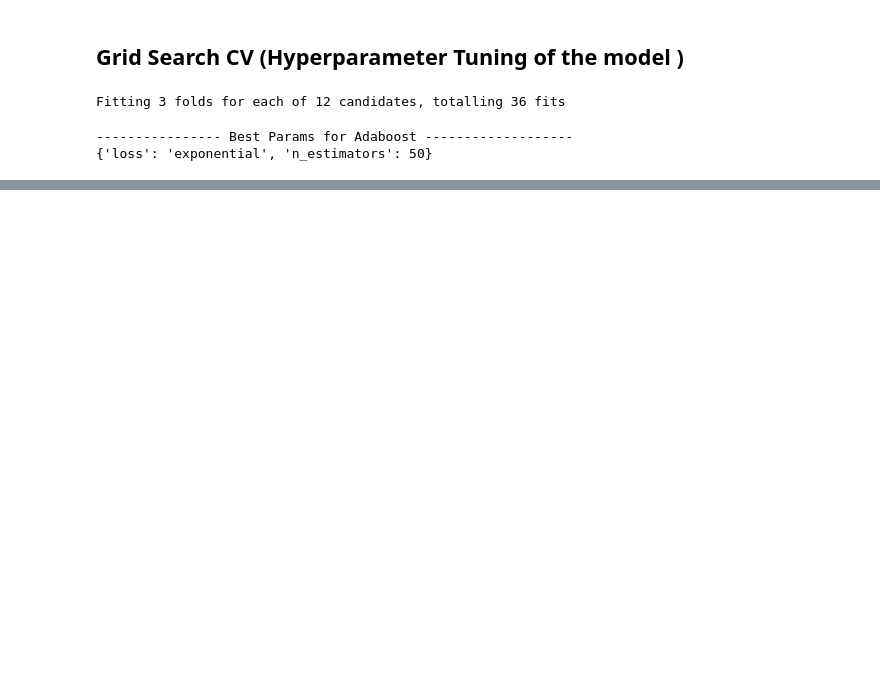
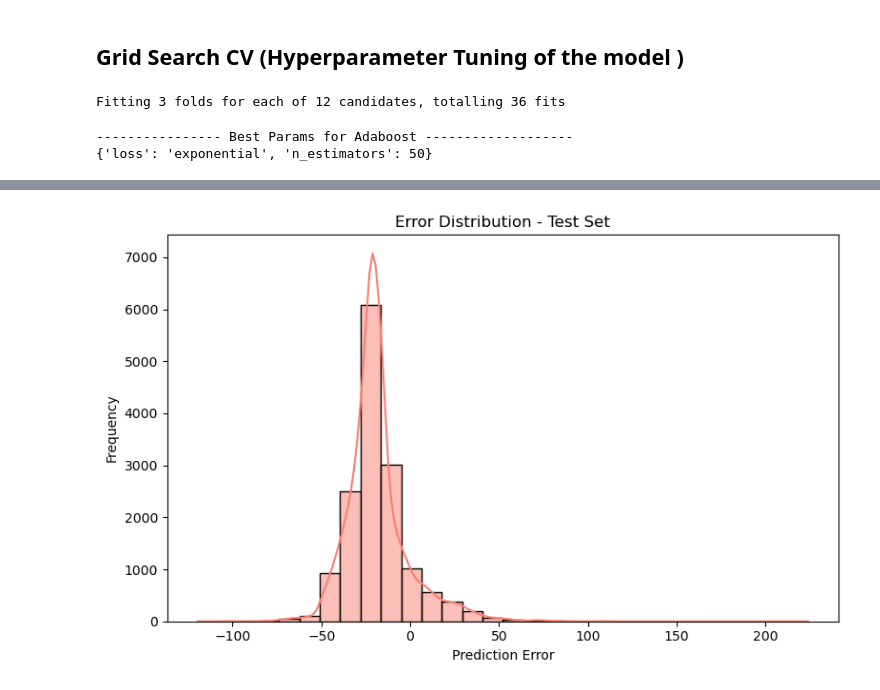
Before and after one commit to Amanarun2907/CADCS---Charging-Time-Prediction-for-Battery-Electric-Vehicles-BEVs-using-Time-Series-Methods, a Jupyter notebook: Models/adaboost_algorithm.ipynb, the cells around one changed output, grey strips where cells are left out. Saved outputs shown, nothing was run; the diff lists cells and outputs as text; code cells hidden in the pictures; blank space fills up the shorter version.

```diff
--- a/Models/adaboost_algorithm.ipynb
+++ b/Models/adaboost_algorithm.ipynb
@@ -346,0 +414,21 @@ with open(r"../Saving The Model Results/Adaboost_model.pkl", "wb") as file:
+# %%
+import matplotlib.pyplot as plt
+import seaborn as sns
+
+# Convert to 1D
+y_test_1d = y_test.squeeze()
+y_test_pred_1d = y_test_pred.squeeze()
+
+# Compute prediction errors
+errors = y_test_1d - y_test_pred_1d
+
+# Plot error distribution
+plt.figure(figsize=(8, 5))
+sns.histplot(errors, bins=30, kde=True, color='salmon')
+plt.xlabel("Prediction Error")
+plt.ylabel("Frequency")
+plt.title("Error Distribution - Test Set")
+plt.tight_layout()
+plt.show()
+# %% [output]
+[figure, added]
```
Also changed, not shown: parts of 8 cells of this notebook, 1 other file.
